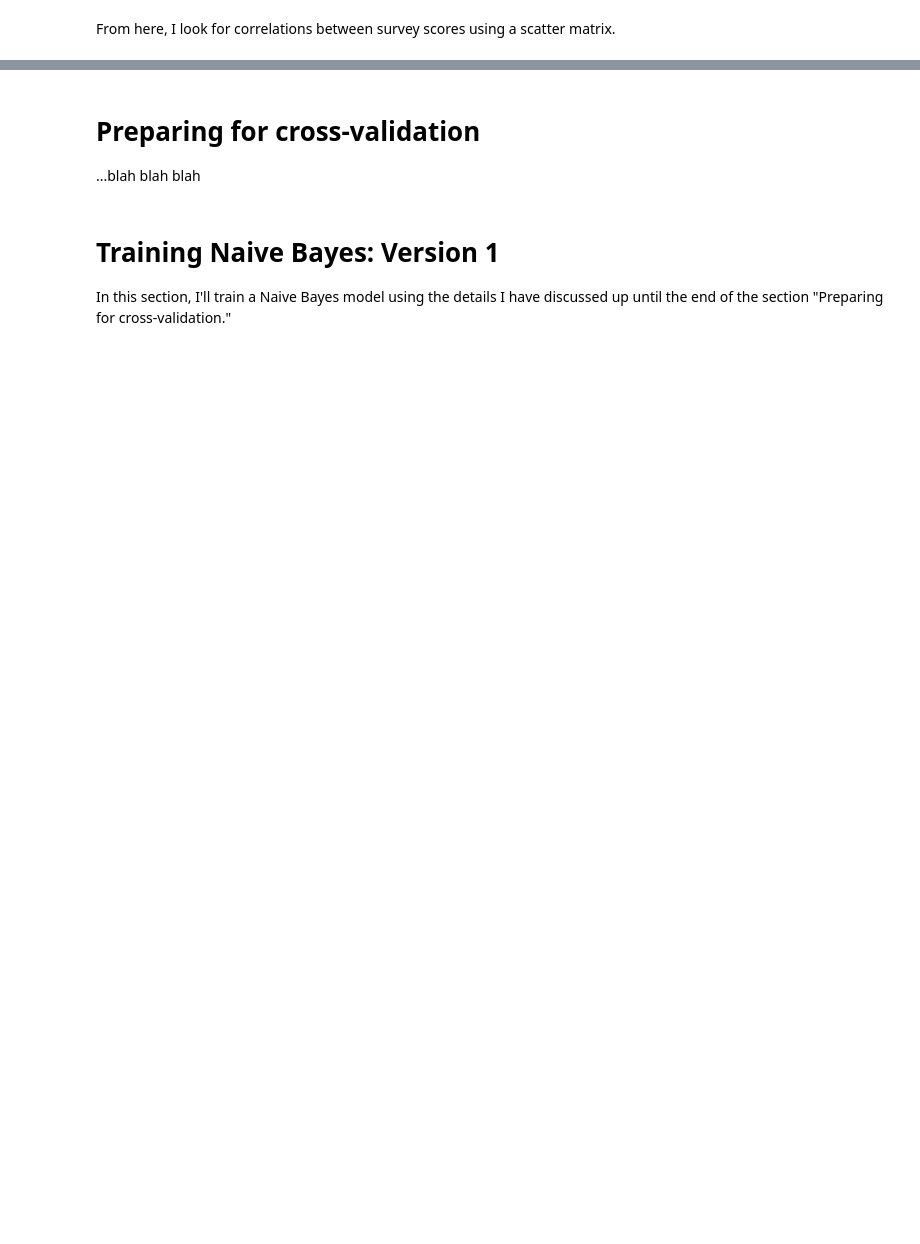
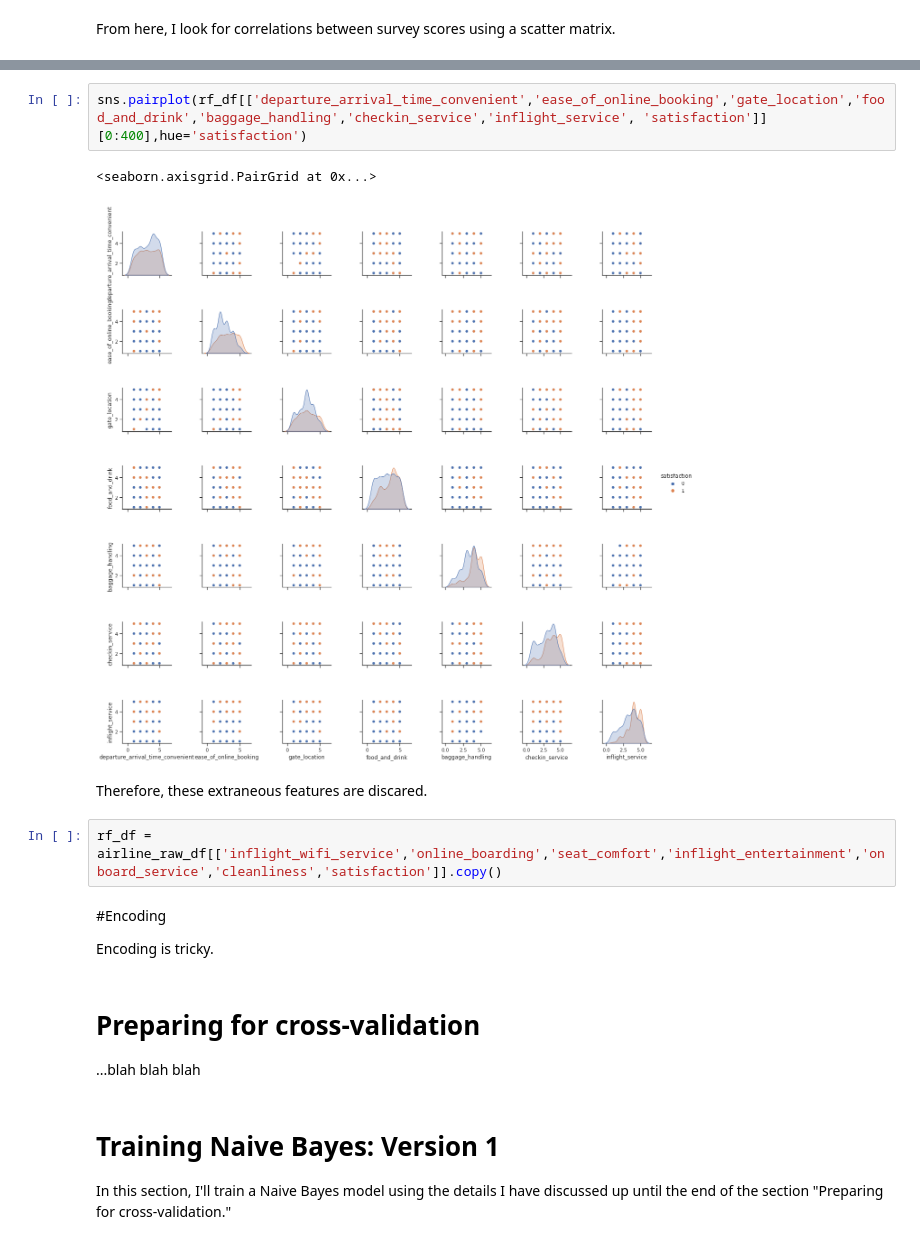
Before and after one commit to journalWheat/CSI4106Project1-JaredWagner, a Jupyter notebook: CSI4106Project1_JaredWagner.ipynb, the cells around one changed output, grey strips where cells are left out. Cells and saved outputs as stored; diff of their text form; blank space fills up the shorter version.

```diff
--- a/CSI4106Project1_JaredWagner.ipynb
+++ b/CSI4106Project1_JaredWagner.ipynb
@@ -122,3 +174,16 @@ Multi-layer perceptron: https://scikit-learn.org/stable/modules/generated/sklear
+# %%
+sns.pairplot(rf_df[['departure_arrival_time_convenient','ease_of_online_booking','gate_location','food_and_drink','baggage_handling','checkin_service','inflight_service', 'satisfaction']][0:400],hue='satisfaction')
+# %% [output]
+<seaborn.axisgrid.PairGrid at 0x...>
+[figure, added]
+# %% [markdown]
+Therefore, these extraneous features are discared.
+# %%
+rf_df = airline_raw_df[['inflight_wifi_service','online_boarding','seat_comfort','inflight_entertainment','onboard_service','cleanliness','satisfaction']].copy()
+# %% [markdown]
+#Encoding
+
+Encoding is tricky.
 # %% [markdown]
 # Preparing for cross-validation
 ...blah blah blah
```
Also changed, not shown: parts of 10 cells of this notebook.
